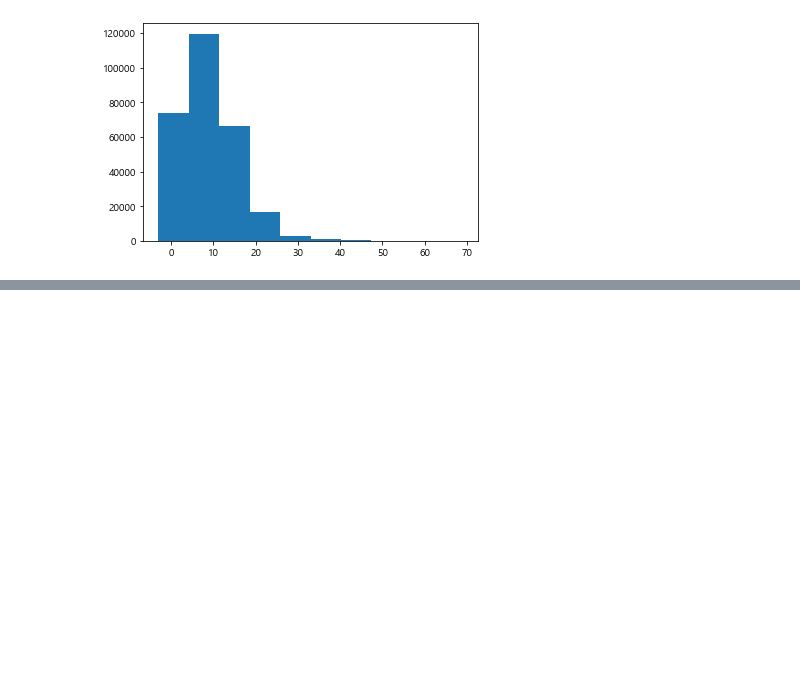
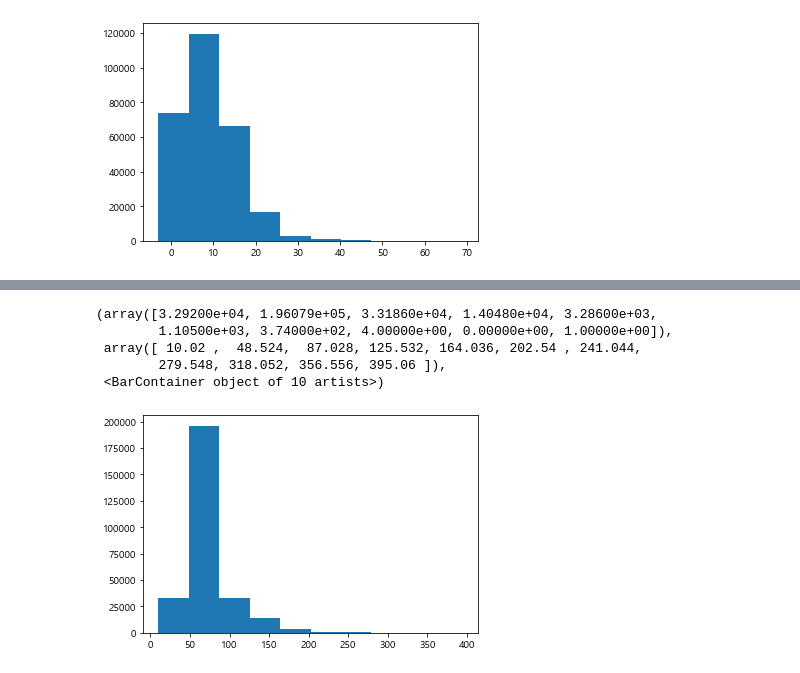
Before and after one commit to JinsolPark/final_project, a Jupyter notebook: jspark/02_데이터분석.ipynb, the cells around one changed output, grey strips where cells are left out. Drawn from its saved outputs; the diff is of its cells as text; code cells hidden in the pictures; blank space fills up the shorter version.

```diff
--- a/jspark/02_데이터분석.ipynb
+++ b/jspark/02_데이터분석.ipynb
@@ -1185,0 +1197,9 @@ df.head()
+# %%
+plt.hist(df["build_area"])
+# %% [output]
+(array([3.29200e+04, 1.96079e+05, 3.31860e+04, 1.40480e+04, 3.28600e+03,
+        1.10500e+03, 3.74000e+02, 4.00000e+00, 0.00000e+00, 1.00000e+00]),
+ array([ 10.02 ,  48.524,  87.028, 125.532, 164.036, 202.54 , 241.044,
+        279.548, 318.052, 356.556, 395.06 ]),
+ <BarContainer object of 10 artists>)
+[figure, added]
```
Also changed, not shown: parts of 27 cells of this notebook, 23 other files.
